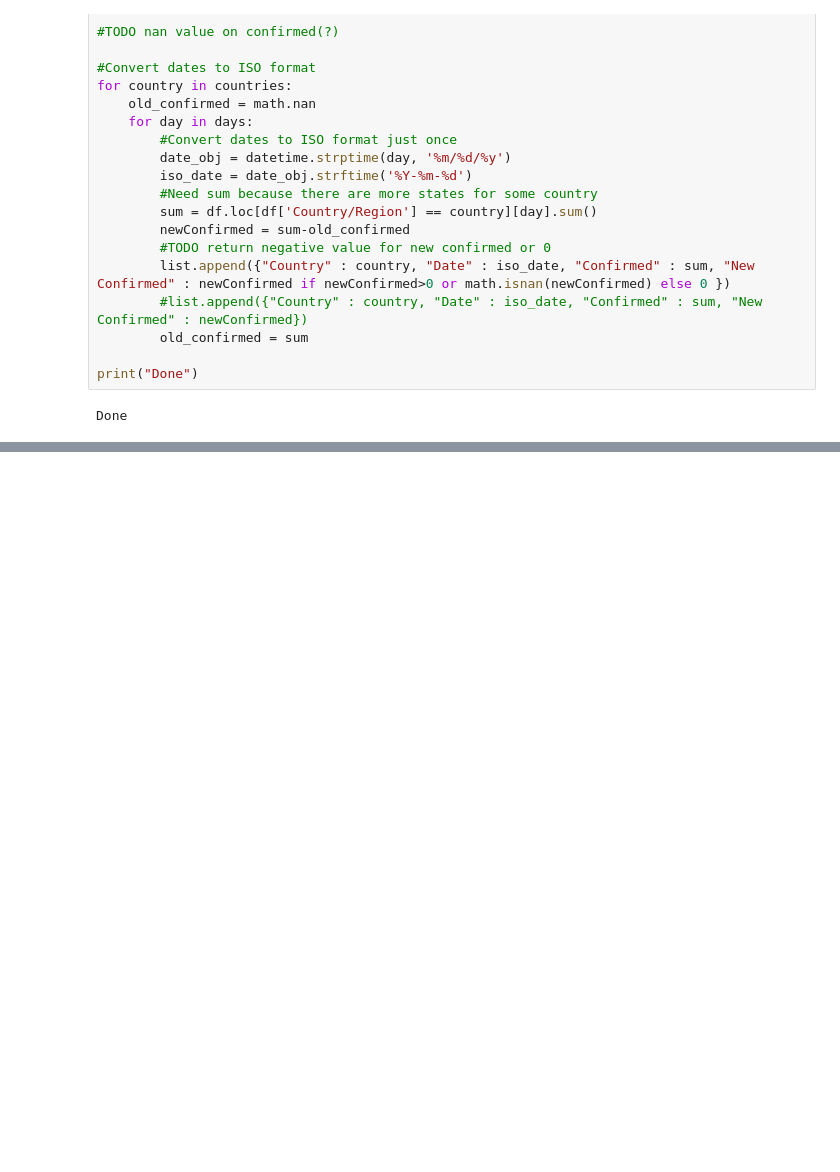
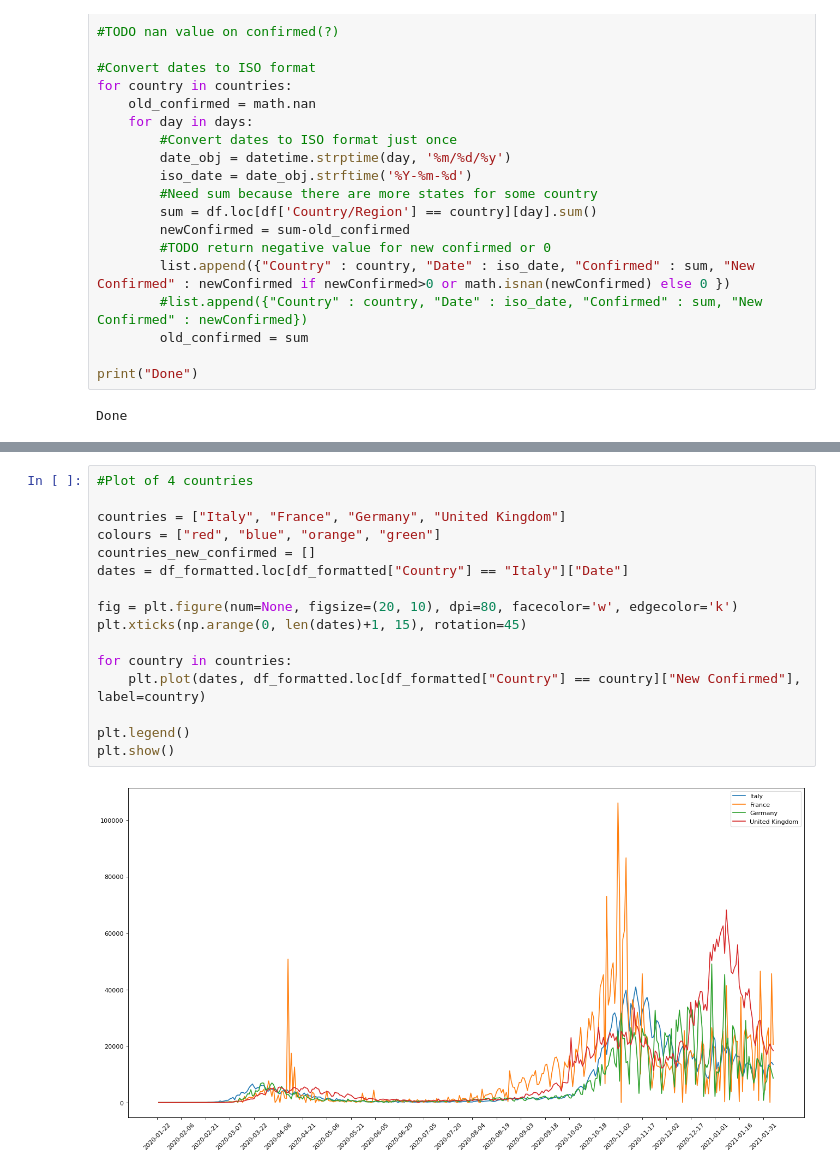
Before and after one commit to ferra-rally/CovidCPS, a Jupyter notebook: CPS.ipynb, the cells around one changed output, grey strips where cells are left out. Drawn from its saved outputs; the diff is of its cells as text; blank space fills up the shorter version.

```diff
--- a/CPS.ipynb
+++ b/CPS.ipynb
@@ -100,0 +136,18 @@ df_formatted.loc[df_formatted['New Confirmed'].isnull()]
+# %%
+#Plot of 4 countries
+
+countries = ["Italy", "France", "Germany", "United Kingdom"]
+colours = ["red", "blue", "orange", "green"]
+countries_new_confirmed = []
+dates = df_formatted.loc[df_formatted["Country"] == "Italy"]["Date"]
+
+fig = plt.figure(num=None, figsize=(20, 10), dpi=80, facecolor='w', edgecolor='k')
+plt.xticks(np.arange(0, len(dates)+1, 15), rotation=45)
+
+for country in countries:
+    plt.plot(dates, df_formatted.loc[df_formatted["Country"] == country]["New Confirmed"], label=country)
+
+plt.legend()
+plt.show()
+# %% [output]
+[figure, added]
```
Also changed, not shown: parts of 5 cells of this notebook.
